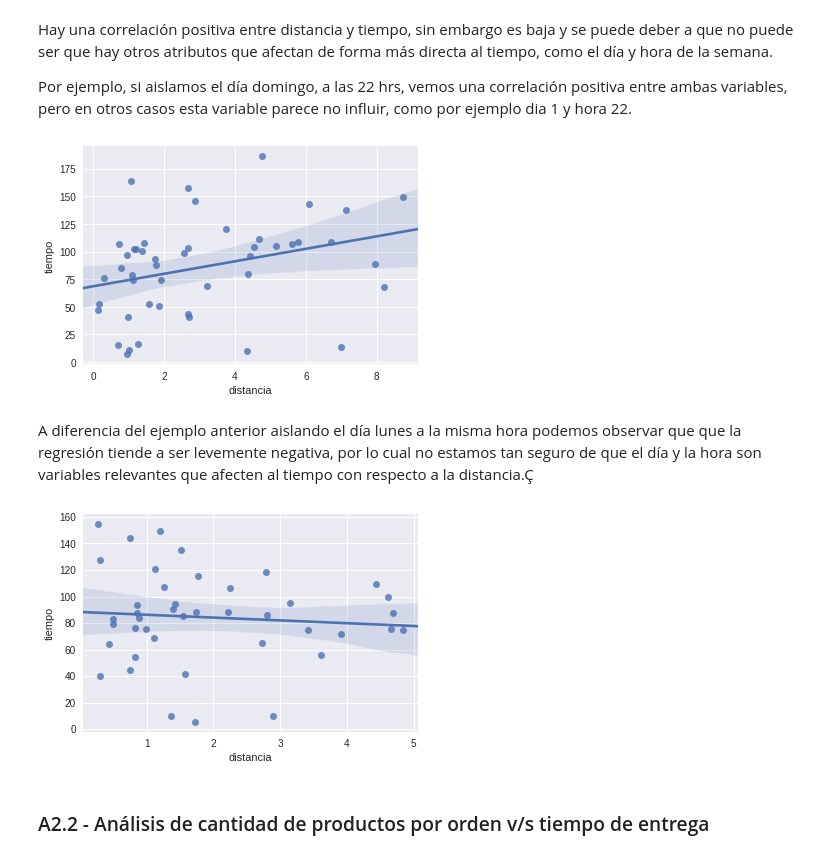
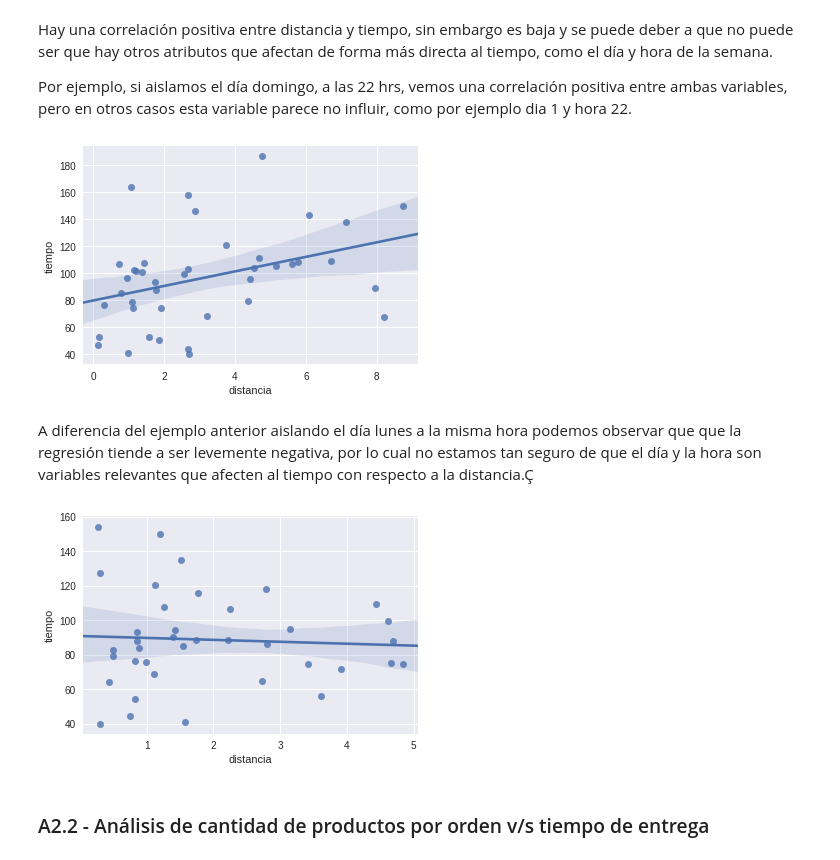
Before and after one commit to callejasv1/proyecto_oraculo, a Jupyter notebook: ProyectoV_Original.ipynb, the cells around one changed output. Saved outputs shown, nothing was run; the diff lists cells and outputs as text; code cells hidden in the pictures.

```diff
--- a/ProyectoV_Original.ipynb
+++ b/ProyectoV_Original.ipynb
@@ -273,7 +281,8 @@ BEGINNER         29
 Name: clasificacion_recolector, dtype: int64
 # %%
 recolector['seniority_copy'] = recolector['clasificacion_recolector']
-recolector = pd.get_dummies(recolector, columns=['clasificacion_recolector'], prefix='seniority', prefix_sep='_')
+recolector = pd.get_dummies(recolector, columns=['clasificacion_recolector'], prefix='seniority', prefix_sep='_',
+                            drop_first=True)
 # %%
 recolector.head()
 # %% [output]
@@ -476,7 +485,7 @@ distancia                   False
 dtype: bool
 # %%
 #Eliminamos las columnas sin relevancia
-df.drop(columns=['id_orden', 'latitud', 'longitud', 'promesa', 'entrega', 'cantidad_total',
-                 'id_entrega', 'id_recolector', 'id_transporte', 'id_tienda', 'tienda',
-                 'latitud_tienda', 'longitud_tienda', 'clasificacion_recolector'], inplace=True)
+df.drop(columns=['id_orden', 'latitud', 'longitud', 'id_entrega', 'id_recolector', 'id_transporte',
+                 'id_tienda', 'tienda', 'latitud_tienda', 'longitud_tienda', 'clasificacion_recolector'],
+        inplace=True)
 # %% [markdown]
@@ -484,14 +493,18 @@ df.drop(columns=['id_orden', 'latitud', 'longitud', 'promesa', 'entrega', 'canti
 # %%
 #Dataset modelamiento sin imputaciones
-df_modelo_lineal = df.copy()
+df_sin_imputaciones = df.copy()
+
+#Dejar atributo día mientras tanto para posterior análisis exploratorio
+df_sin_imputaciones['dia_copy'] = df_sin_imputaciones['dia']
 
 #one-hot-enconding al atributo dia
-df_modelo_lineal = pd.get_dummies(df_modelo_lineal, prefix='dia', prefix_sep='_', columns=['dia'])
+df_sin_imputaciones = pd.get_dummies(df_sin_imputaciones, prefix='dia', prefix_sep='_', columns=['dia'],
+                                     drop_first=True)
 
 #Se renombran ciertas columnas del dataframe
-df_modelo_lineal.rename(columns={'dia_0':'domingo', 'dia_1':'lunes', 'dia_2':'martes', 'dia_3':'miercoles',
+df_sin_imputaciones.rename(columns={'dia_copy':'dia', 'dia_1':'lunes', 'dia_2':'martes', 'dia_3':'miercoles',
                                  'dia_4':'jueves', 'dia_5':'viernes', 'dia_6':'sabado'}, inplace=True)
 
 
-df_modelo_lineal.head()
+df_sin_imputaciones.head()
 # %% [output]
@@ -902,20 +722,20 @@ Hay una correlación positiva entre distancia y tiempo, sin embargo es baja y se
 
 Por ejemplo, si aislamos el día domingo, a las 22 hrs, vemos una correlación positiva entre ambas variables, pero en otros casos esta variable parece no influir, como por ejemplo dia 1 y hora 22.
 # %%
-time = pd.DataFrame(df.entrega.str.split(':', expand=True))
+time = pd.DataFrame(df_sin_imputaciones['entrega'].str.split(':', expand=True))
 time.columns = ('hora','minuto','segundos')
 
-df['hora'] = pd.to_numeric(time['hora'])
+df_sin_imputaciones['hora'] = pd.to_numeric(time['hora'])
 # %%
-sns.regplot(data=df.query("dia==0 and hora==22"), x='distancia', y='tiempo');
+sns.regplot(data=df_sin_imputaciones.query("dia==0 and hora==22"), x='distancia', y='tiempo');
 # %% [output]
-[figure, old version]
+[figure, new version]
 # %% [markdown]
 A diferencia del ejemplo anterior aislando el día lunes a la misma hora podemos observar que que la regresión tiende a ser levemente negativa, por lo cual no estamos tan seguro de que el día y la hora son variables relevantes que afecten al tiempo con respecto a la distancia.Ç
 # %%
-sns.regplot(data=df.query("dia==1 and hora==22"), x='distancia', y='tiempo');
+sns.regplot(data=df_sin_imputaciones.query("dia==1 and hora==22"), x='distancia', y='tiempo');
 # %% [output]
-[figure, old version]
+[figure, new version]
 # %% [markdown]
 ### A2.2 - Análisis de cantidad de productos por orden v/s tiempo de entrega
 # %% [markdown]
```
Also changed, not shown: parts of 121 cells of this notebook, 2 other files.
